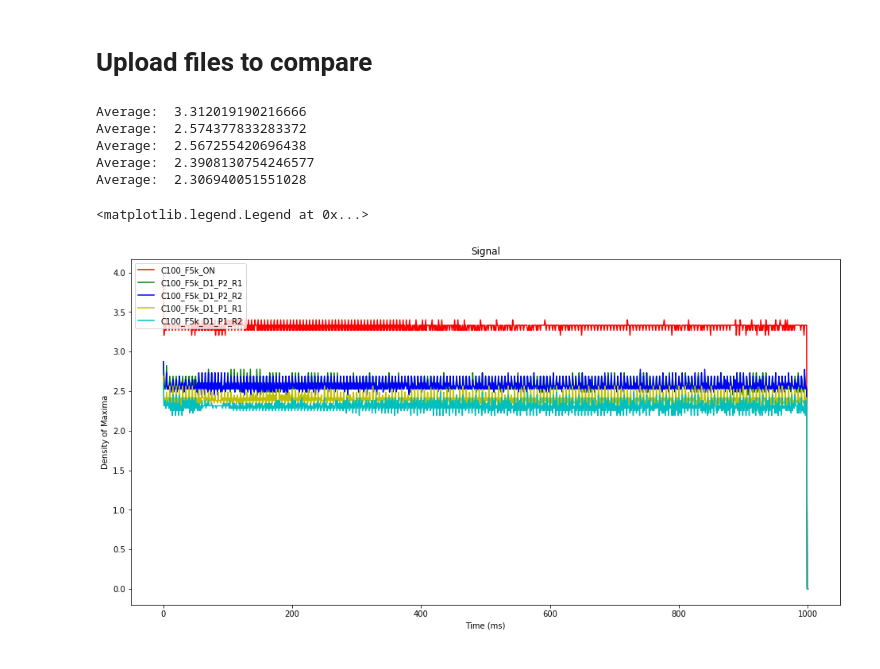
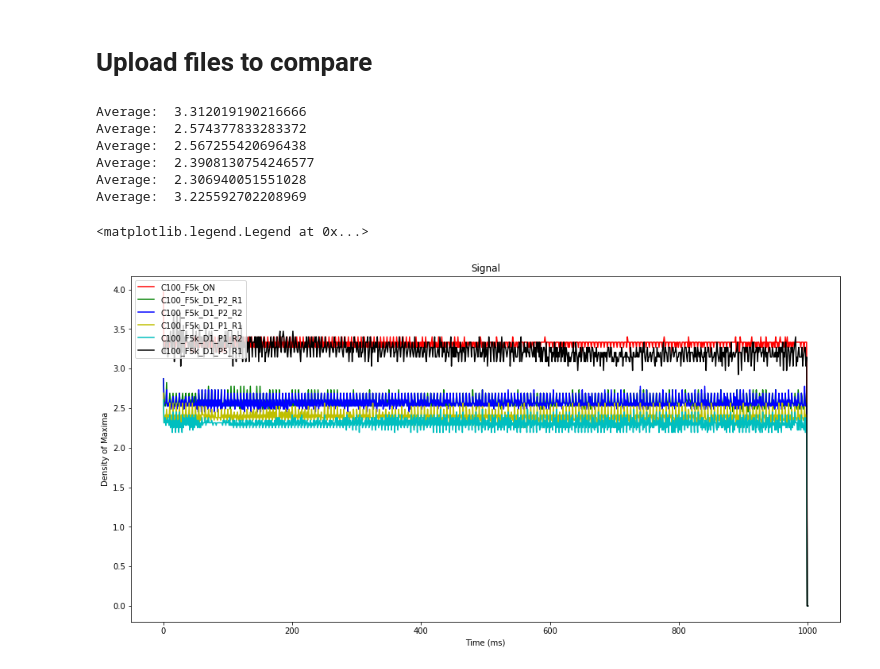
Before and after one commit to maelso/eolica, a Jupyter notebook: sacdm.ipynb, the cells around one changed output. Cells and saved outputs as stored; diff of their text form; code cells hidden in the pictures.

```diff
--- a/sacdm.ipynb
+++ b/sacdm.ipynb
@@ -62,26 +62,29 @@ sac2 = sac_dm("dados/C100_F5k_D1_P2_R1.txt", 1000)
 sac3 = sac_dm("dados/C100_F5k_D1_P2_R2.txt", 1000)
 sac4 = sac_dm("dados/C100_F5k_D1_P1_R1.txt", 1000)
 sac5 = sac_dm("dados/C100_F5k_D1_P1_R2.txt", 1000)
+sac6 = sac_dm("dados/C100_F5k_D1_P5_R1.txt", 1000)
 # %% [output]
 Average:  3.312019190216666
 Average:  2.574377833283372
 Average:  2.567255420696438
 Average:  2.3908130754246577
 Average:  2.306940051551028
+Average:  3.225592702208969
 # %%
 fig = plt.figure(figsize=(16, 8))
 
 plt.ylabel('Density of Maxima')
 plt.xlabel('Time (ms)')
 ax = fig.add_subplot(111)
 ax.set_title("Signal")
 ax.plot(sac,color='r', label='C100_F5k_ON')
 ax.plot(sac2,color='g', label='C100_F5k_D1_P2_R1')
 ax.plot(sac3,color='b', label='C100_F5k_D1_P2_R2')
 ax.plot(sac4,color='y', label='C100_F5k_D1_P1_R1')
 ax.plot(sac5,color='c', label='C100_F5k_D1_P1_R2')
+ax.plot(sac6,color='k', label='C100_F5k_D1_P5_R1')
 
-ax.legend(['C100_F5k_ON', 'C100_F5k_D1_P2_R1', 'C100_F5k_D1_P2_R2', 'C100_F5k_D1_P1_R1', 'C100_F5k_D1_P1_R2'], loc='upper left')
+ax.legend(['C100_F5k_ON', 'C100_F5k_D1_P2_R1', 'C100_F5k_D1_P2_R2', 'C100_F5k_D1_P1_R1', 'C100_F5k_D1_P1_R2', 'C100_F5k_D1_P5_R1'], loc='upper left')
 # %% [output]
 <matplotlib.legend.Legend at 0x...>
-[figure, old version]
+[figure, new version]
```
